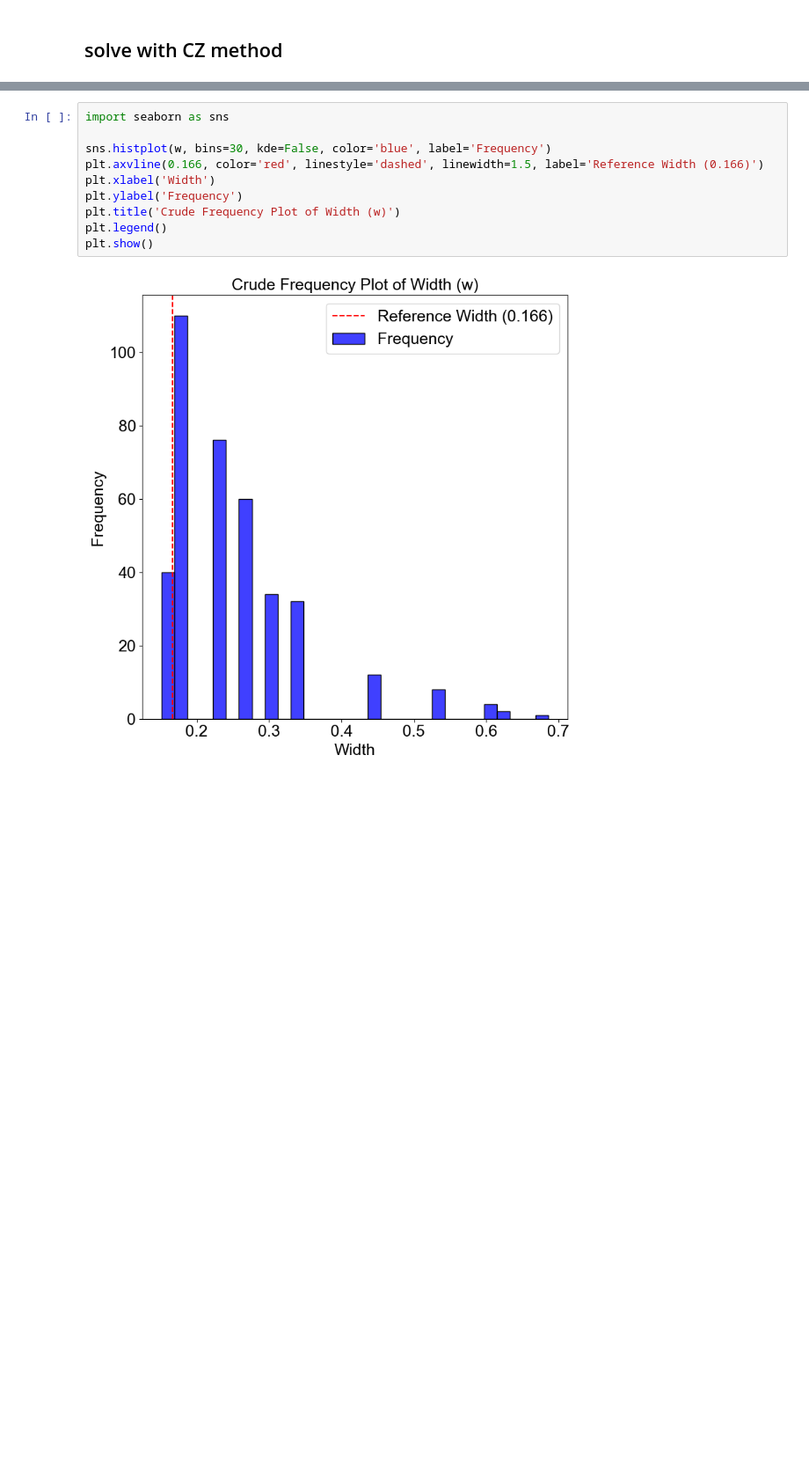
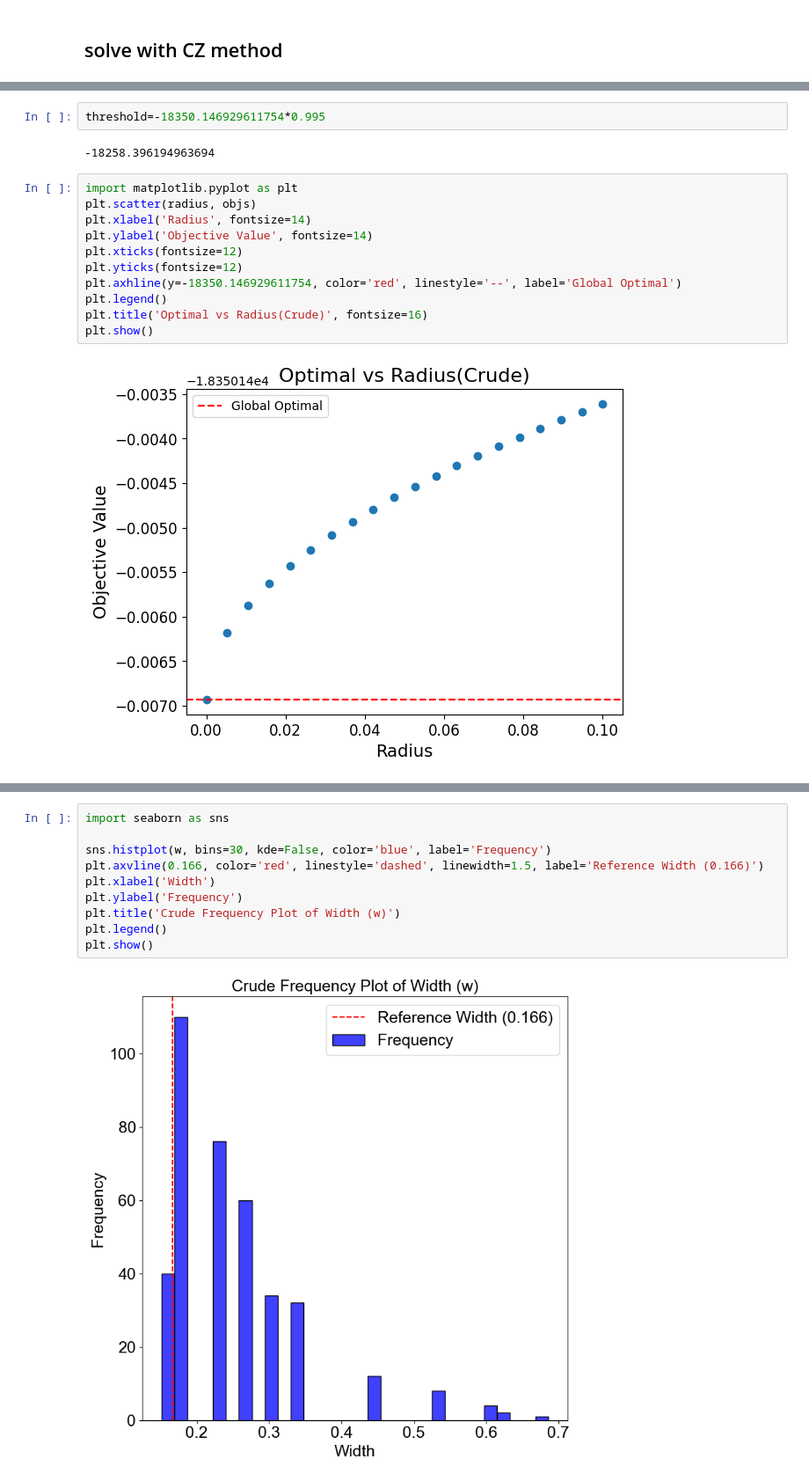
Before and after one commit to yship1002/decomp, a Jupyter notebook: results/CZ/crude_selection.ipynb, the cells around one changed output, grey strips where cells are left out. Shown at 88% size. Drawn from its saved outputs; the diff is of its cells as text; blank space fills up the shorter version.

```diff
--- a/results/CZ/crude_selection.ipynb
+++ b/results/CZ/crude_selection.ipynb
@@ -65,0 +84,17 @@ KeyboardInterrupt:
+# %%
+threshold=-18350.146929611754*0.995
+# %% [output]
+-18258.396194963694
+# %%
+import matplotlib.pyplot as plt
+plt.scatter(radius, objs)
+plt.xlabel('Radius', fontsize=14)
+plt.ylabel('Objective Value', fontsize=14)
+plt.xticks(fontsize=12)
+plt.yticks(fontsize=12)
+plt.axhline(y=-18350.146929611754, color='red', linestyle='--', label='Global Optimal')
+plt.legend()
+plt.title('Optimal vs Radius(Crude)', fontsize=16)
+plt.show()
+# %% [output]
+[figure, added]
```
Also changed, not shown: parts of 4 cells of this notebook, 25 other files.
